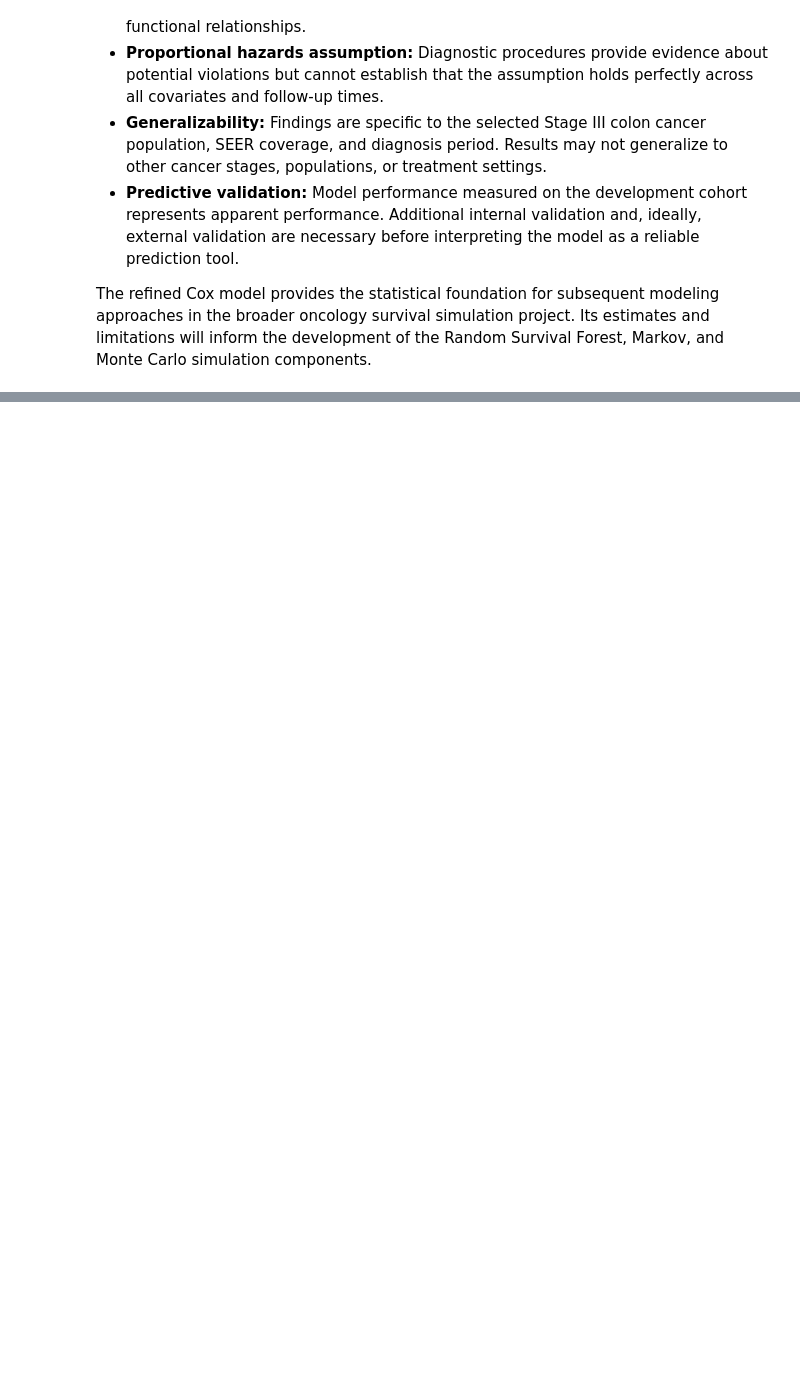
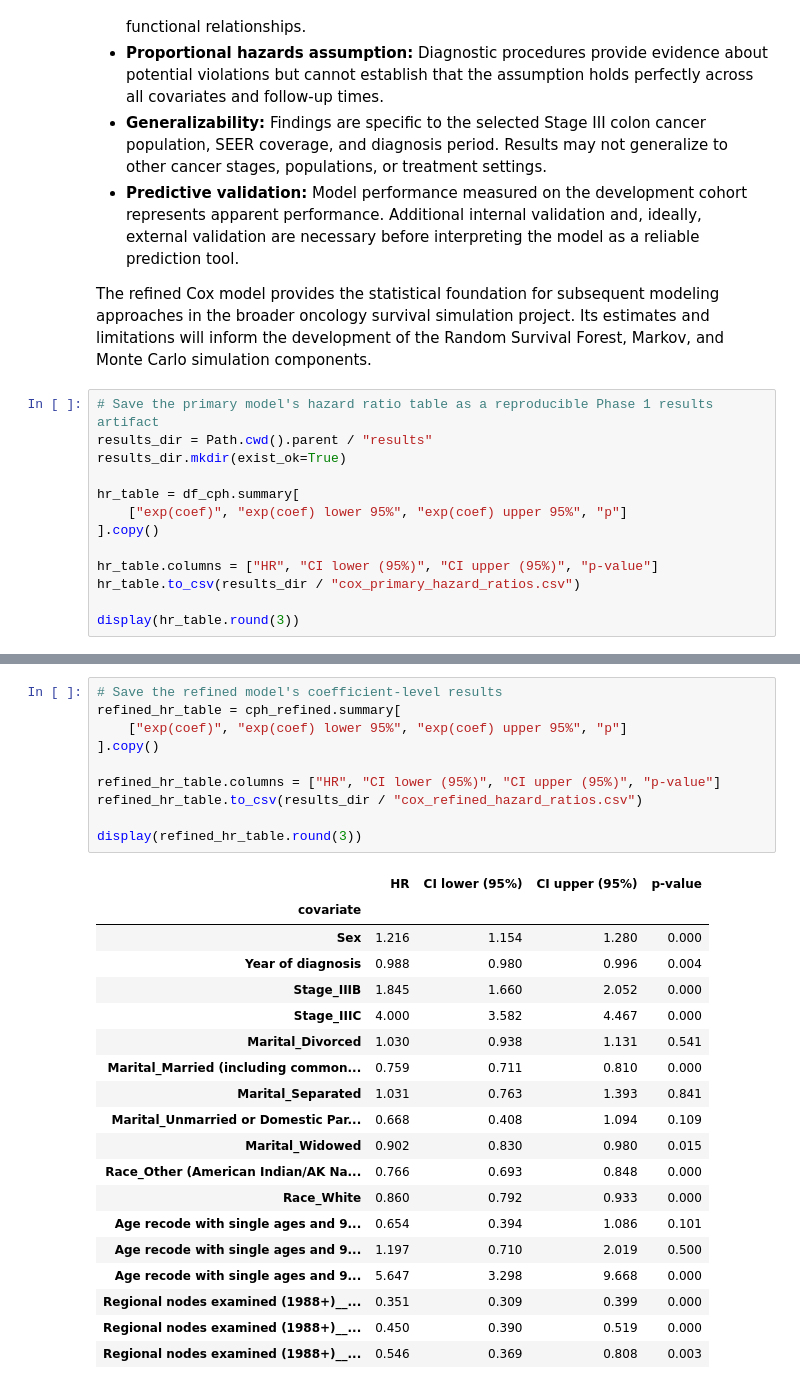
Before and after one commit to williamervin7/oncology-survival-simulation, a Jupyter notebook: notebooks/cox_model.ipynb, the cells around one changed output, grey strips where cells are left out. Drawn from its saved outputs; the diff is of its cells as text; blank space fills up the shorter version.

```diff
--- a/notebooks/cox_model.ipynb
+++ b/notebooks/cox_model.ipynb
@@ -725,3 +725,16 @@ Several limitations should be considered when interpreting the results:
 - **Predictive validation:** Model performance measured on the development cohort represents apparent performance. Additional internal validation and, ideally, external validation are necessary before interpreting the model as a reliable prediction tool.
 
 The refined Cox model provides the statistical foundation for subsequent modeling approaches in the broader oncology survival simulation project. Its estimates and limitations will inform the development of the Random Survival Forest, Markov, and Monte Carlo simulation components.
+# %%
+# Save the primary model's hazard ratio table as a reproducible Phase 1 results artifact
+results_dir = Path.cwd().parent / "results"
+results_dir.mkdir(exist_ok=True)
+
+hr_table = df_cph.summary[
+    ["exp(coef)", "exp(coef) lower 95%", "exp(coef) upper 95%", "p"]
+].copy()
+
+hr_table.columns = ["HR", "CI lower (95%)", "CI upper (95%)", "p-value"]
+hr_table.to_csv(results_dir / "cox_primary_hazard_ratios.csv")
+
+display(hr_table.round(3))
@@ -727,0 +757,30 @@ The refined Cox model provides the statistical foundation for subsequent modelin
+# %%
+# Save the refined model's coefficient-level results
+refined_hr_table = cph_refined.summary[
+    ["exp(coef)", "exp(coef) lower 95%", "exp(coef) upper 95%", "p"]
+].copy()
+
+refined_hr_table.columns = ["HR", "CI lower (95%)", "CI upper (95%)", "p-value"]
+refined_hr_table.to_csv(results_dir / "cox_refined_hazard_ratios.csv")
+
+display(refined_hr_table.round(3))
+# %% [output]
+|  | HR | CI lower (95%) | CI upper (95%) | p-value |
+| covariate |  |  |  |  |
+| Sex | 1.216 | 1.154 | 1.280 | 0.000 |
+| Year of diagnosis | 0.988 | 0.980 | 0.996 | 0.004 |
+| Stage_IIIB | 1.845 | 1.660 | 2.052 | 0.000 |
+| Stage_IIIC | 4.000 | 3.582 | 4.467 | 0.000 |
+| Marital_Divorced | 1.030 | 0.938 | 1.131 | 0.541 |
+| Marital_Married (including common... | 0.759 | 0.711 | 0.810 | 0.000 |
+| Marital_Separated | 1.031 | 0.763 | 1.393 | 0.841 |
+| Marital_Unmarried or Domestic Par... | 0.668 | 0.408 | 1.094 | 0.109 |
+| Marital_Widowed | 0.902 | 0.830 | 0.980 | 0.015 |
+| Race_Other (American Indian/AK Na... | 0.766 | 0.693 | 0.848 | 0.000 |
+| Race_White | 0.860 | 0.792 | 0.933 | 0.000 |
+| Age recode with single ages and 9... | 0.654 | 0.394 | 1.086 | 0.101 |
+| Age recode with single ages and 9... | 1.197 | 0.710 | 2.019 | 0.500 |
+| Age recode with single ages and 9... | 5.647 | 3.298 | 9.668 | 0.000 |
+| Regional nodes examined (1988+)__... | 0.351 | 0.309 | 0.399 | 0.000 |
+| Regional nodes examined (1988+)__... | 0.450 | 0.390 | 0.519 | 0.000 |
+| Regional nodes examined (1988+)__... | 0.546 | 0.369 | 0.808 | 0.003 |
```
Also changed, not shown: parts of 1 cell of this notebook, 2 other files.
